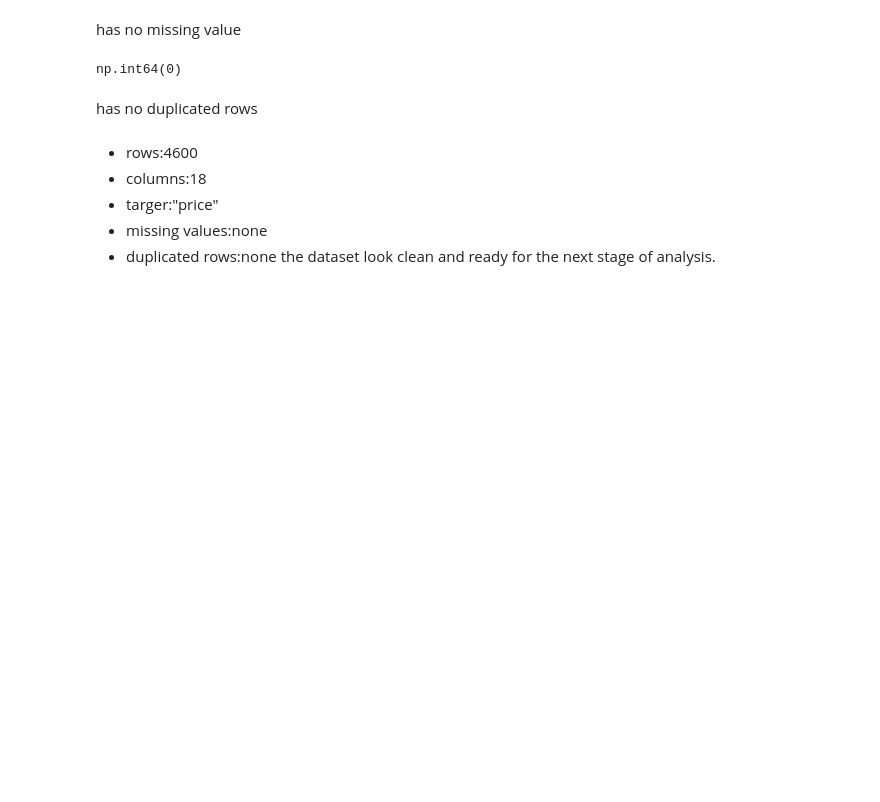
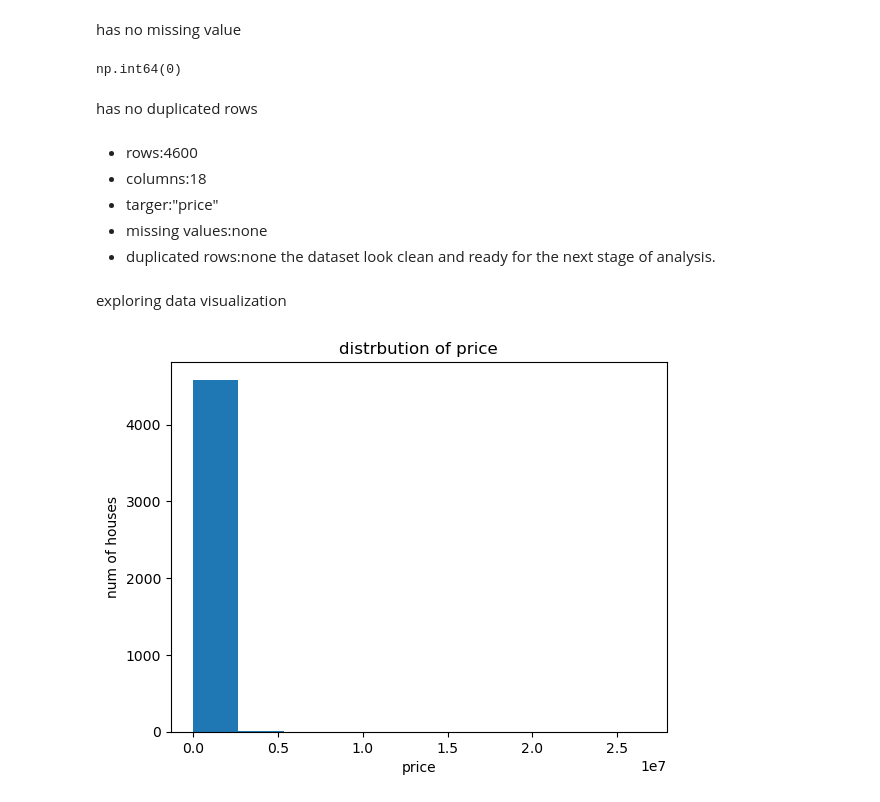
Before and after one commit to shukriaarifi/house_price_prediction, a Jupyter notebook: notebooks/house_price_prediction.ipynb, the cells around one changed output. Drawn from its saved outputs; the diff is of its cells as text; code cells hidden in the pictures; blank space fills up the shorter version.

Commit message:
data visualizatons exploring is done.

```diff
--- a/notebooks/house_price_prediction.ipynb
+++ b/notebooks/house_price_prediction.ipynb
@@ -82,3 +82,5 @@ has no duplicated rows
 - missing values:none
 - duplicated rows:none
 the dataset look clean and ready for the next stage of analysis.
+# %% [markdown]
+exploring data visualization
@@ -84,0 +89,8 @@ the dataset look clean and ready for the next stage of analysis.
+# %%
+plt.hist(df["price"])
+plt.xlabel("price")
+plt.ylabel("num of houses")
+plt.title("distrbution of price")
+plt.show()
+# %% [output]
+[figure, added]
```
Also changed, not shown: parts of 9 cells of this notebook.
